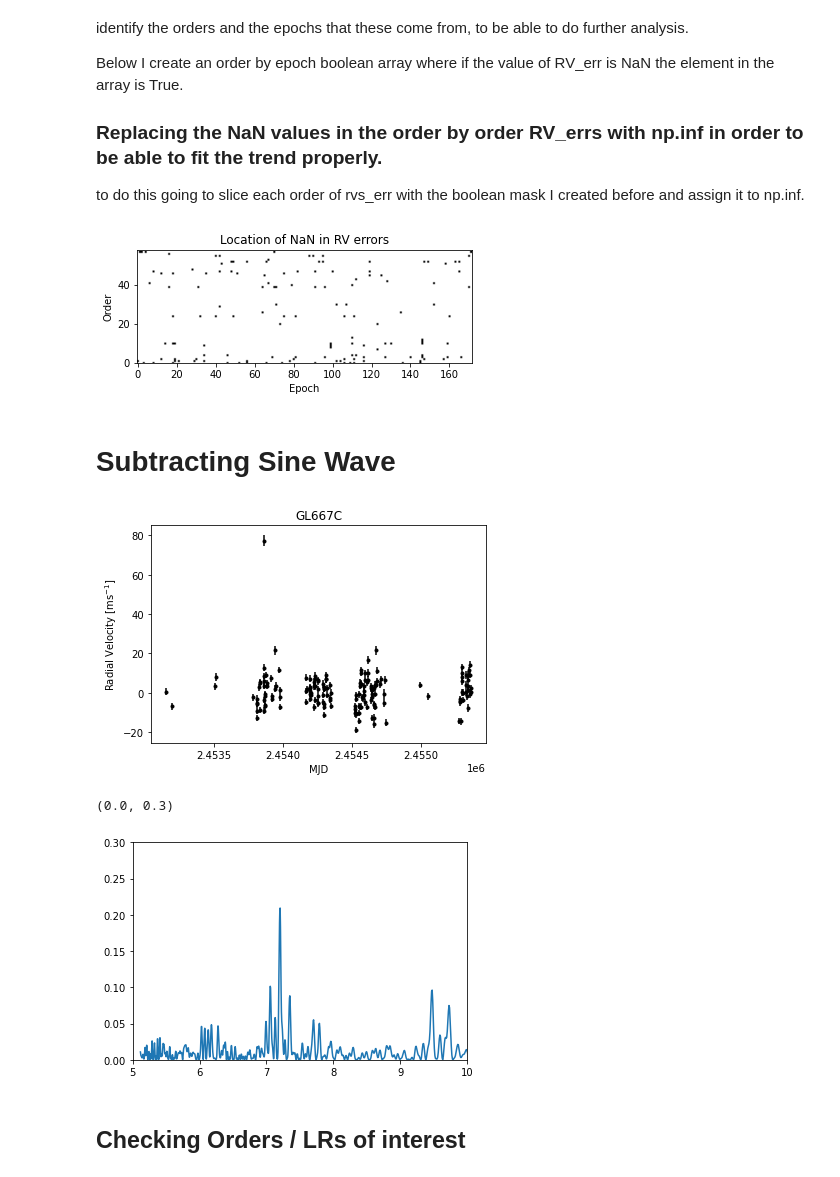
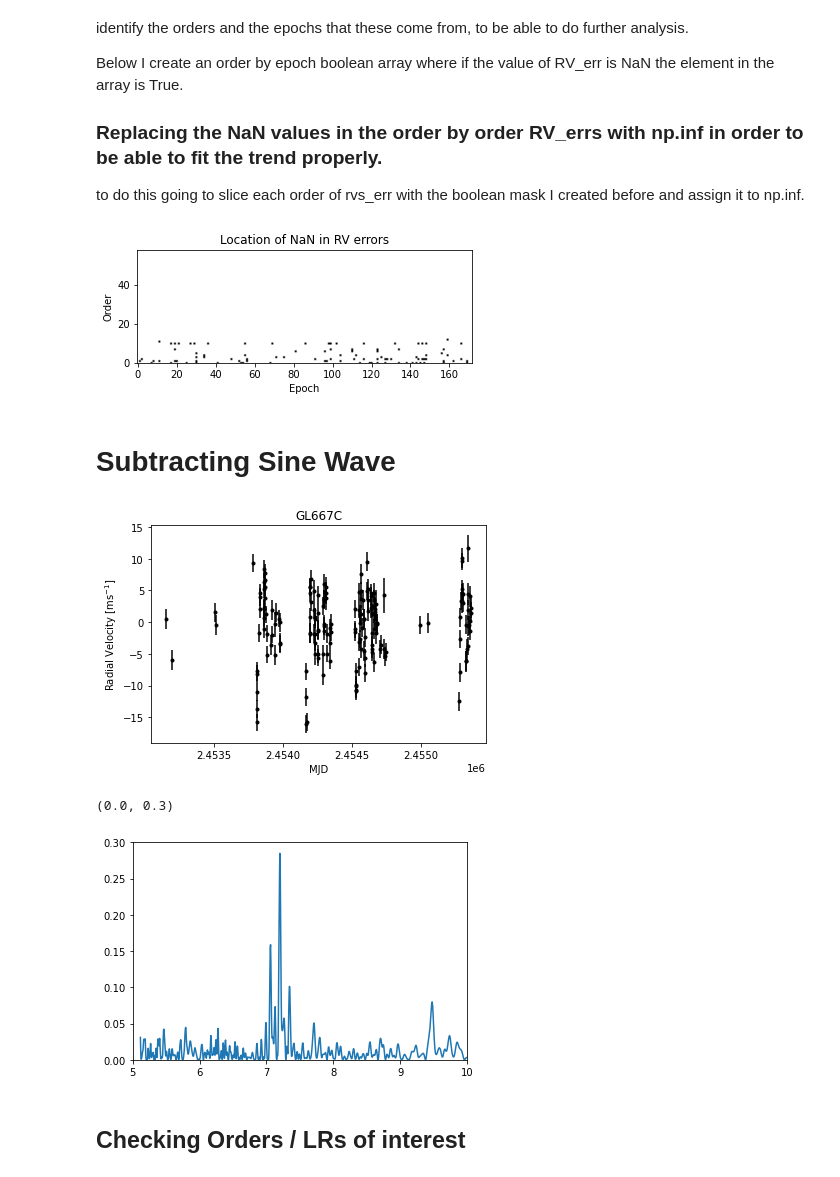
Before and after one commit to andrewjjolly/wobble_precision, a Jupyter notebook: scripts/wobble_precision_notebook.ipynb, the cells around one changed output. Cells and saved outputs as stored; diff of their text form; code cells hidden in the pictures.

```diff
--- a/scripts/wobble_precision_notebook.ipynb
+++ b/scripts/wobble_precision_notebook.ipynb
@@ -180,8 +178,8 @@ def create_combined_orders(results):
 
     return combined_order_rvs, combined_order_rvs_err
 # %%
-learning_rate = 1000 #select the learning rate you want to look at
-order_of_interest = 47
+learning_rate = 20 #select the learning rate you want to look at
+order_of_interest = 29
 # %%
 results, results_hdf5 = load_results('/home/z5345592/projects/gl667c_wobble/results_rvs_lr{}.txt'.format(learning_rate), '/home/z5345592/projects/gl667c_wobble/results_no_bad_orders_lr{}.hdf5'.format(learning_rate))
 # %% [output]
@@ -270,7 +263,7 @@ to do this going to slice each order of rvs_err with the boolean mask I created
 # %%
 plot_nan_locations(rvs_err_nans)
 # %% [output]
-[figure, old version]
+[figure, new version]
 # %%
 detrended_rvs_all_orders, residual_trends, residual_trends_err = detrend_order_rvs(times, rvs_all_orders, rvs_all_orders_err, no_of_orders, combined_rvs_trend, combined_rvs_trend_err)
 # %% [markdown]
@@ -279,9 +272,9 @@ detrended_rvs_all_orders, residual_trends, residual_trends_err = detrend_order_r
 rvs_planet_b_removed = subtract_periodic_signal(lit_period_b, times, detrended_rvs_combined, combined_order_rvs_err)
 rvs_planet_c_removed = subtract_periodic_signal(lit_period_c, times, detrended_rvs_combined, combined_order_rvs_err)
 # %%
-plot_rvs(times, rvs_planet_b_removed, combined_order_rvs_err, 'GL667C')
+plot_rvs(times, rvs_planet_c_removed, combined_order_rvs_err, 'GL667C')
 # %% [output]
-[figure, old version]
+[figure, new version]
 # %%
 frequency, power = LombScargle(times, rvs_planet_c_removed, combined_order_rvs_err).autopower()
 period = 1 / frequency
@@ -290,7 +283,7 @@ plt.xlim(5,10)
 plt.ylim(0,0.3)
 # %% [output]
 (0.0, 0.3)
-[figure, old version]
+[figure, new version]
 # %%
 snr_at_b_all_orders = []
 snr_at_c_all_orders = []
```
Also changed, not shown: parts of 15 cells of this notebook, 1 other file.
